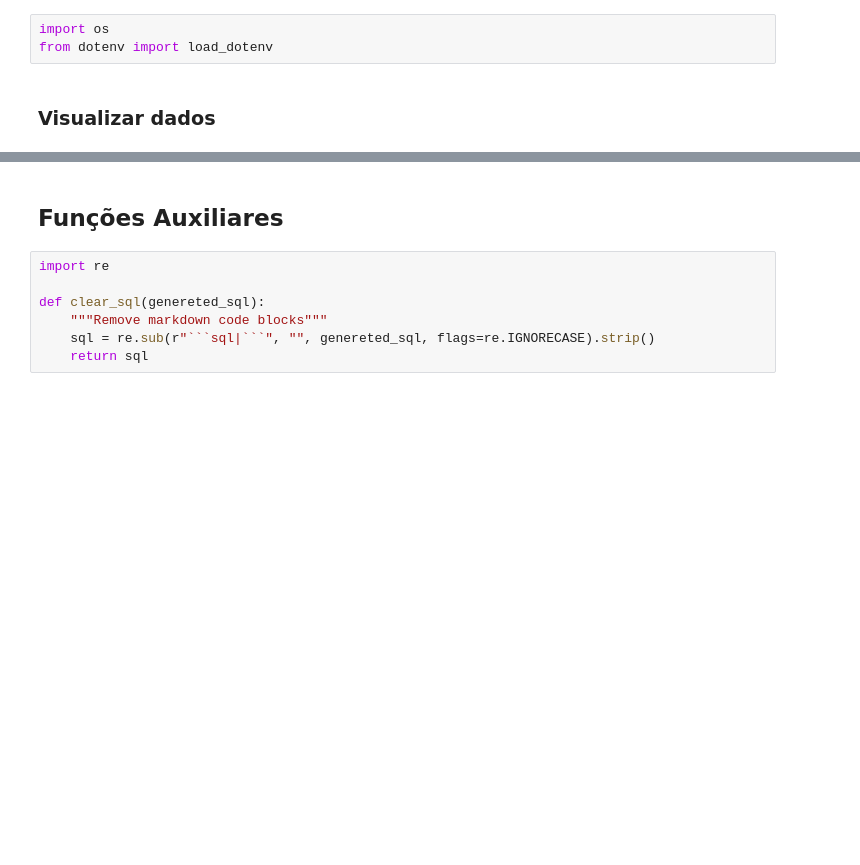
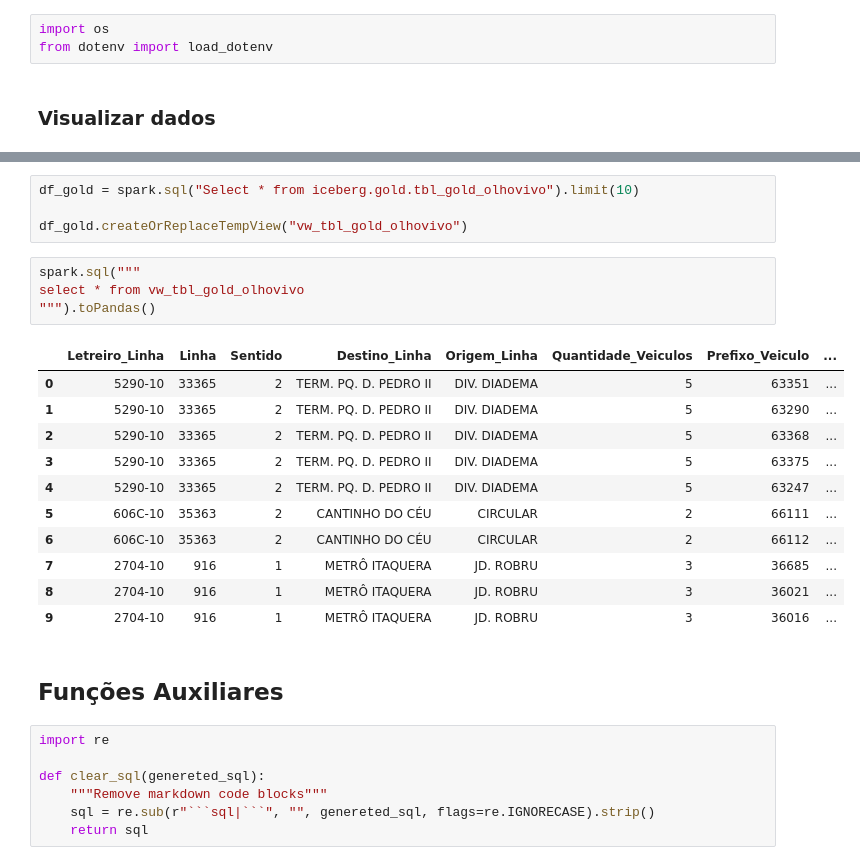
Before and after one commit to GilvanS/spark-iceberg-hive, a Jupyter notebook: notebook/Projects/bus/gen_ai/Chatbot_RAG_v2.ipynb, the cells around one changed output, grey strips where cells are left out. Drawn from its saved outputs; the diff is of its cells as text; blank space fills up the shorter version.

```diff
--- a/notebook/Projects/bus/gen_ai/Chatbot_RAG_v2.ipynb
+++ b/notebook/Projects/bus/gen_ai/Chatbot_RAG_v2.ipynb
@@ -41,3 +59,23 @@ spark.sql("Select * from vw_silver_olhovivo").limit(10).show()
+# %%
+df_gold = spark.sql("Select * from iceberg.gold.tbl_gold_olhovivo").limit(10)
+
+df_gold.createOrReplaceTempView("vw_tbl_gold_olhovivo")
+# %%
+spark.sql("""
+select * from vw_tbl_gold_olhovivo
+""").toPandas()
+# %% [output]
+|  | Letreiro_Linha | Linha | Sentido | Destino_Linha | Origem_Linha | Quantidade_Veiculos | Prefixo_Veiculo | ... |
+| 0 | 5290-10 | 33365 | 2 | TERM. PQ. D. PEDRO II | DIV. DIADEMA | 5 | 63351 | ... |
+| 1 | 5290-10 | 33365 | 2 | TERM. PQ. D. PEDRO II | DIV. DIADEMA | 5 | 63290 | ... |
+| 2 | 5290-10 | 33365 | 2 | TERM. PQ. D. PEDRO II | DIV. DIADEMA | 5 | 63368 | ... |
+| 3 | 5290-10 | 33365 | 2 | TERM. PQ. D. PEDRO II | DIV. DIADEMA | 5 | 63375 | ... |
+| 4 | 5290-10 | 33365 | 2 | TERM. PQ. D. PEDRO II | DIV. DIADEMA | 5 | 63247 | ... |
+| 5 | 606C-10 | 35363 | 2 | CANTINHO DO CÉU | CIRCULAR | 2 | 66111 | ... |
+| 6 | 606C-10 | 35363 | 2 | CANTINHO DO CÉU | CIRCULAR | 2 | 66112 | ... |
+| 7 | 2704-10 | 916 | 1 | METRÔ ITAQUERA | JD. ROBRU | 3 | 36685 | ... |
+| 8 | 2704-10 | 916 | 1 | METRÔ ITAQUERA | JD. ROBRU | 3 | 36021 | ... |
+| 9 | 2704-10 | 916 | 1 | METRÔ ITAQUERA | JD. ROBRU | 3 | 36016 | ... |
 # %% [markdown]
 ## Funções Auxiliares
 # %%
```
Also changed, not shown: parts of 9 cells of this notebook, 2 other files.
